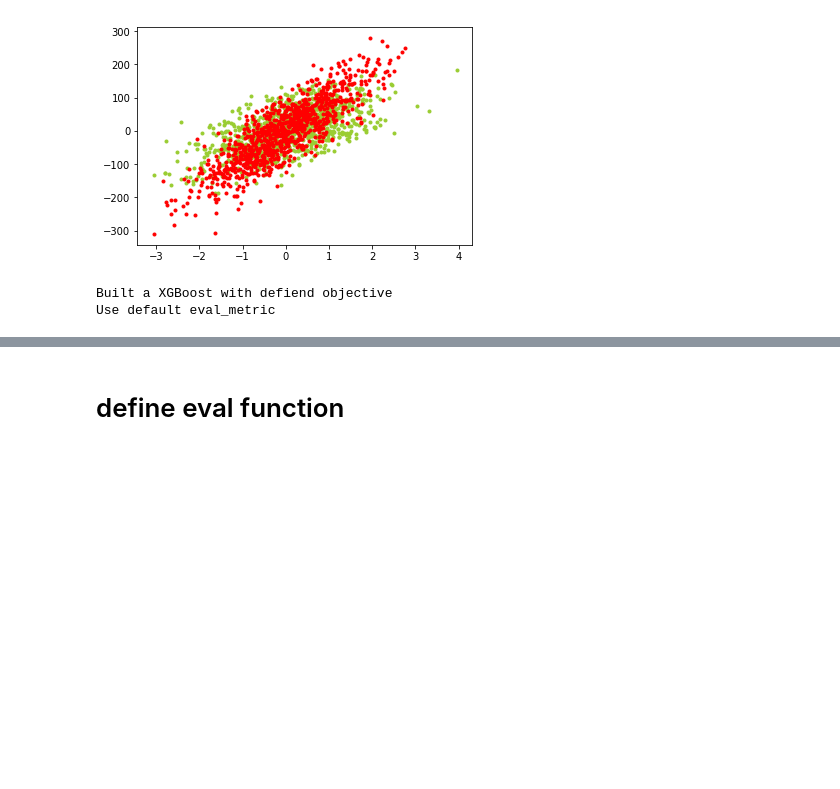
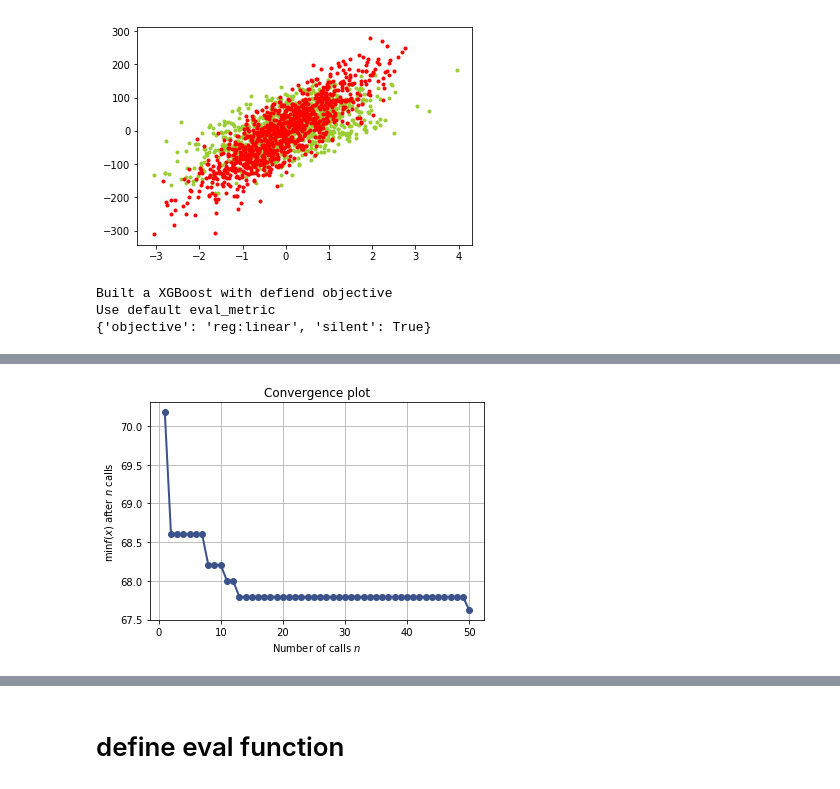
Before and after one commit to m-rahimi/ML_module, a Jupyter notebook: XGBoost_Module.ipynb, the cells around one changed output, grey strips where cells are left out. Cells and saved outputs as stored; diff of their text form; code cells hidden in the pictures; blank space fills up the shorter version.

```diff
--- a/XGBoost_Module.ipynb
+++ b/XGBoost_Module.ipynb
@@ -207,5 +273,10 @@ plt.show()
 # %%
-model = XGBoost(objective = "reg:linear")
+model = XGBoost(objective = "reg:linear", num_boost_round = 1000)
 # %% [output]
 Built a XGBoost with defiend objective
 Use default eval_metric
+{'objective': 'reg:linear', 'silent': True}
+# %%
+model.bayesian(X, y, X1, y1, nstopping = 10, ncalls=50, eta = [0.01, 0.05], max_depth = [4, 10],
+               subsample = [0.5, 1.0], colsample_bytree = [0.5, 1.0], colsample_bylevel = [0.5, 1.0])
+# %% [output]
@@ -211,0 +285 @@ Use default eval_metric
+[figure, added]
```
Also changed, not shown: parts of 21 cells of this notebook.
